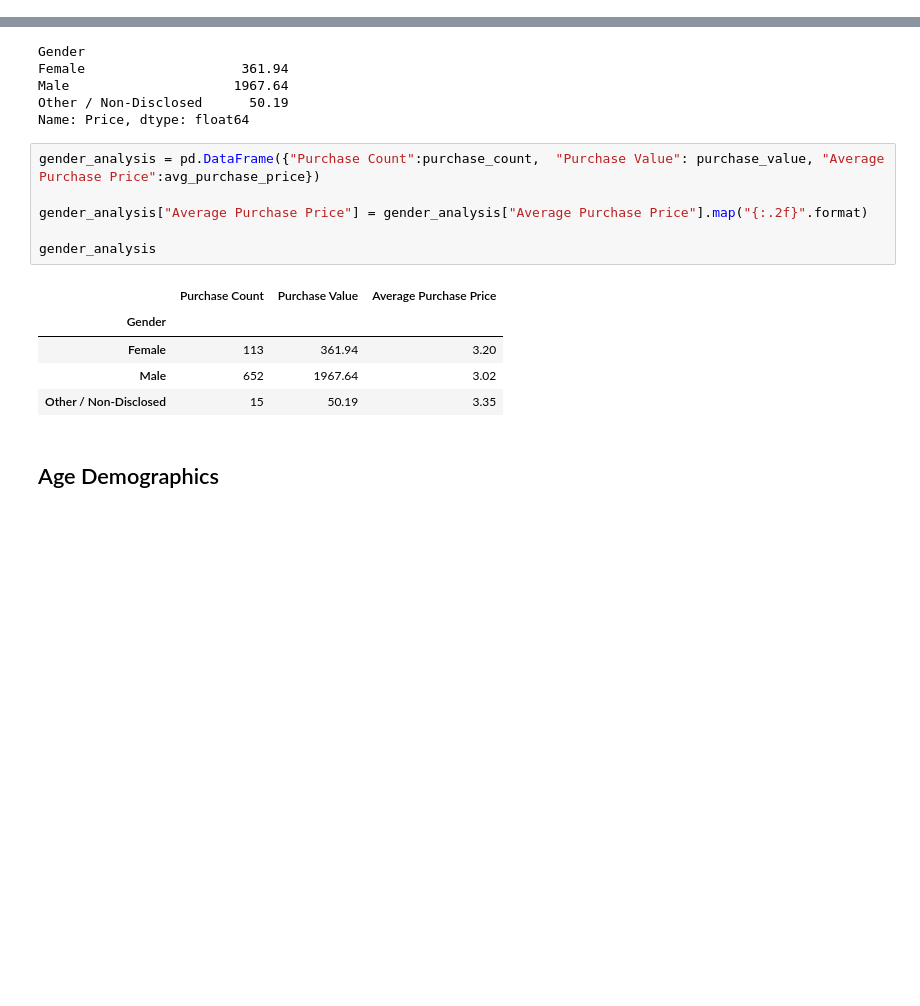
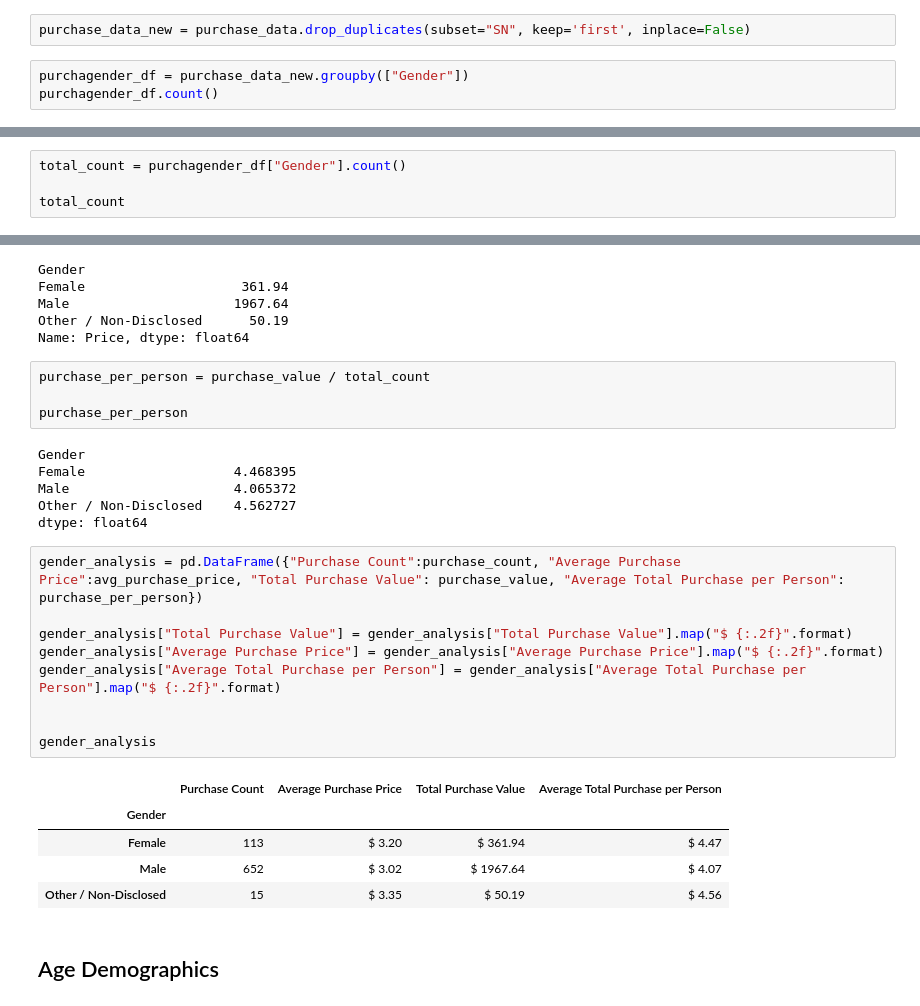
Before and after one commit to shreybhatia202/pandas, a Jupyter notebook: HeroesOfPymoli/HeroesOfPymoli_starter.ipynb, the cells around one changed output, grey strips where cells are left out. Saved outputs shown, nothing was run; the diff lists cells and outputs as text; blank space fills up the shorter version.

```diff
--- a/HeroesOfPymoli/HeroesOfPymoli_starter.ipynb
+++ b/HeroesOfPymoli/HeroesOfPymoli_starter.ipynb
@@ -162,3 +167,8 @@ gender_demographics
 
 
 * Display the summary data frame
+# %%
+purchase_data_new = purchase_data.drop_duplicates(subset="SN", keep='first', inplace=False)
+# %%
+purchagender_df = purchase_data_new.groupby(["Gender"])
+purchagender_df.count()
@@ -164,0 +181,4 @@ gender_demographics
+# %%
+total_count = purchagender_df["Gender"].count()
+
+total_count
@@ -194,18 +220,31 @@ Female                    361.94
 Male                     1967.64
 Other / Non-Disclosed      50.19
 Name: Price, dtype: float64
+# %%
+purchase_per_person = purchase_value / total_count
+
+purchase_per_person
+# %% [output]
+Gender
+Female                   4.468395
+Male                     4.065372
+Other / Non-Disclosed    4.562727
+dtype: float64
 # %%
-gender_analysis = pd.DataFrame({"Purchase Count":purchase_count,  "Purchase Value": purchase_value, "Average Purchase Price":avg_purchase_price})
+gender_analysis = pd.DataFrame({"Purchase Count":purchase_count, "Average Purchase Price":avg_purchase_price, "Total Purchase Value": purchase_value, "Average Total Purchase per Person": purchase_per_person})
 
-gender_analysis["Average Purchase Price"] = gender_analysis["Average Purchase Price"].map("{:.2f}".format)
+gender_analysis["Total Purchase Value"] = gender_analysis["Total Purchase Value"].map("$ {:.2f}".format)
+gender_analysis["Average Purchase Price"] = gender_analysis["Average Purchase Price"].map("$ {:.2f}".format)
+gender_analysis["Average Total Purchase per Person"] = gender_analysis["Average Total Purchase per Person"].map("$ {:.2f}".format)
+
 
 gender_analysis
 # %% [output]
-|  | Purchase Count | Purchase Value | Average Purchase Price |
-| Gender |  |  |  |
-| Female | 113 | 361.94 | 3.20 |
-| Male | 652 | 1967.64 | 3.02 |
-| Other / Non-Disclosed | 15 | 50.19 | 3.35 |
+|  | Purchase Count | Average Purchase Price | Total Purchase Value | Average Total Purchase per Person |
+| Gender |  |  |  |  |
+| Female | 113 | $ 3.20 | $ 361.94 | $ 4.47 |
+| Male | 652 | $ 3.02 | $ 1967.64 | $ 4.07 |
+| Other / Non-Disclosed | 15 | $ 3.35 | $ 50.19 | $ 4.56 |
 # %% [markdown]
 ## Age Demographics
 # %% [markdown]
```
Also changed, not shown: parts of 30 cells of this notebook.
